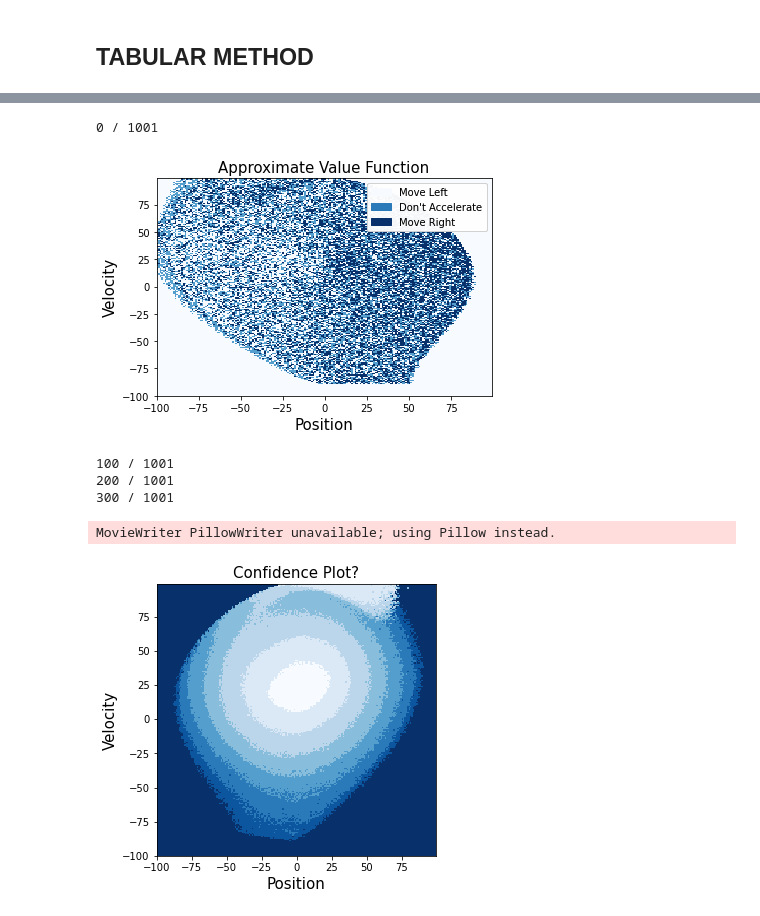
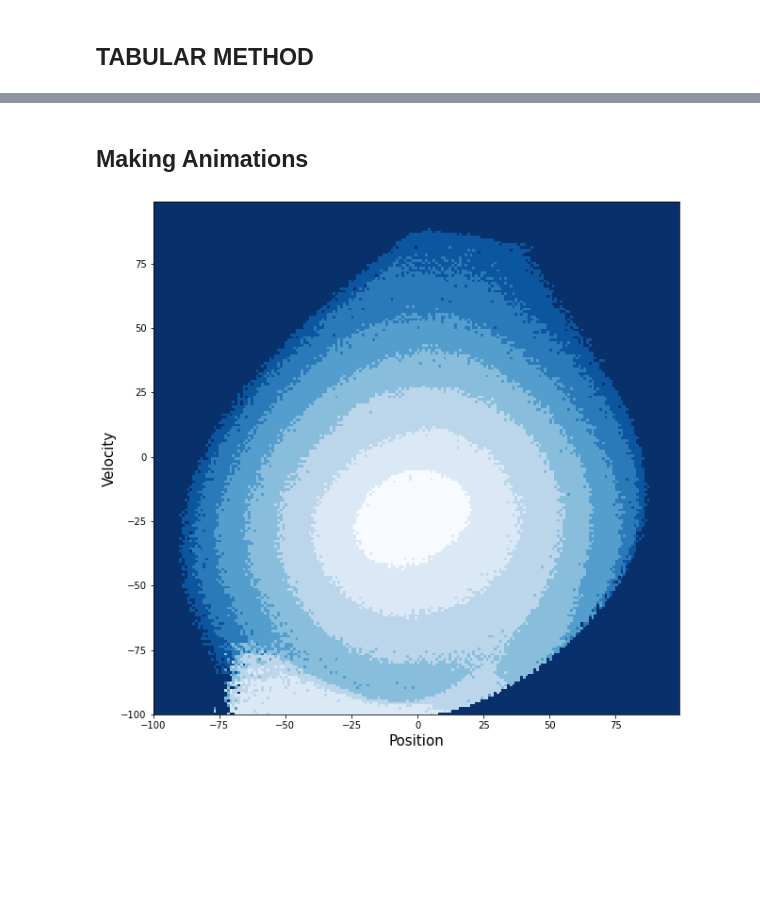
Before and after one commit to diegounzueta/Medium-Articles-, a Jupyter notebook: RL/Reinforcement Learning.ipynb, the cells around one changed output, grey strips where cells are left out. Saved outputs shown, nothing was run; the diff lists cells and outputs as text; code cells hidden in the pictures; blank space fills up the shorter version.

```diff
--- a/RL/Reinforcement Learning.ipynb
+++ b/RL/Reinforcement Learning.ipynb
@@ -64,13 +71,13 @@ def visualise_actions(mat, ax =None):
                [labels[i] for i in range(3)])
 # %%
 def visualise_conf(mat):
-    plt.figure(figsize = (5,5))
-    labels = ["Move Left", "Don't Accelerate", "Move Right"]
+    plt.figure(figsize = (10,10))
+
     cmap = plt.cm.get_cmap('Blues', 8)
-    plt.pcolor(range(-int(n_states/2),int(n_states/2)), range(-int(n_states/2), int(n_states/2)), mat[::-1, ::-1], cmap = cmap)
+    plt.pcolor(range(-int(n_states/2),int(n_states/2)), range(-int(n_states/2), int(n_states/2)), mat, cmap = cmap)
     plt.xlabel("Position", fontsize = 15)
     plt.ylabel("Velocity", fontsize = 15)
-    plt.title("Confidence Plot?", fontsize = 15)
+    # plt.title("Confidence Plot?", fontsize = 15)
 
 
     bound = np.linspace(0, 2, 4)
@@ -91,10 +98,8 @@ def tabular_method(
     epsilon = 0.05):
 
     q_table = np.zeros((n_states, n_states, env.action_space.n))
-#     q_table = np.zeros((n_states, n_states,1))# env.action_space.n))
 
     tabular_steps = []
-
 
     q_table_l = []
     q_table_l.append(q_table)
@@ -107,44 +112,26 @@ def tabular_method(
 
         steps = 0
         while True:
-    #         env.render()
-            pos, vel = discretization(env, obs)
-            pos, vel = int(pos), int(vel) # tabular method need ints
+
+            pos, vel = discretization(env, obs, n_states)
             if np.random.uniform(low=0, high=1) < epsilon:
-#                 a = np.random.uniform(low = env.action_space.low, high = env.action_space.high)
                 a = np.random.choice(env.action_space.n) #for discrete action space
             else:
-#                 a = q_table[pos][vel]
                 a = np.argmax(q_table[pos][vel])
             try:
                 obs, reward, terminate,_ = env.step(a)
+
             except Exception as e:
                 print("ACTION", a)
-
                 print(e)
                 return()
             total_reward += abs(obs[0]+0.5)
-            pos_, vel_ = discretization(env, obs)
+            pos_, vel_ = discretization(env, obs, n_states)
             pos_, vel_ = int(pos_), int(vel_)
-
 
             # Q function update
             q_table[pos][vel][a] = (1-alpha)*q_table[pos][vel][a] + alpha*(reward+gamma*np.max(q_table[pos_][vel_]))
 
-#             update = (1-alpha)*q_table[pos][vel] + alpha*(reward+gamma*q_table[pos_][vel_])
-#             if update > 1:
-#                 update = 1
-#             elif update < -1:
-#                 update = -1
-
-#             q_table[pos][vel] = update
-
-            # value : the optimum action i can take is the reward that i get from taking that action +
-            # gamma x the optimum I can gather as value from where I go
-
-
-            # if steps%200 == 0:
-            #     q_table_l.append(np.copy(q_table))
             steps += 1
             if steps%max_stps == 0:
                 print("FAILED")
@@ -156,7 +143,7 @@ def tabular_method(
                 break
         q_table_l.append(np.copy(q_table))
     env.close()
-    return(q_table_l)
+    return(q_table_l, tabular_steps)
 # %%
-q_table_l = tabular_method(n_states)
+q_table_l, tabular_steps= tabular_method(n_states)
 # %% [output]
@@ -234,23 +204,19 @@ for i in [q_table_l[3], q_table_l[-1]]:
+# %% [markdown]
+## Making Animations
 # %%
-fig = plt.figure()
-camera = Camera(fig)
-ax = fig.add_subplot()
+# fig = plt.figure()
+# camera = Camera(fig)
+# ax = fig.add_subplot()
 
-for index, i in enumerate(q_table_l[::3]):
-    if index%100 == 0:
-        print(index, "/", len(q_table_l))
+# for index, i in enumerate(q_table_l[::3]):
+#     if index%100 == 0:
+#         print(index, "/", len(q_table_l))
 
-    mat_actions = np.argmax(i, axis =2)
+#     mat_actions = np.argmax(i, axis =2)
 
-    visualise_actions(mat_actions, ax) #make gif of this
+#     visualise_actions(mat_actions, ax) #make gif of this
 
-    plt.clf
-    camera.snap()
-    plt.show()
+#     plt.clf
+#     camera.snap()
+#     plt.show()
-# %% [output]
-0 / 1001
-[figure, removed]
-100 / 1001
-200 / 1001
-300 / 1001
 # %%
@@ -258,9 +224,9 @@ animation = camera.animate(interval = 20, repeat = True, repeat_delay = 5000)
 # %%
-animation.save('anim_ value_func_full.gif', writer='PillowWriter', fps=30)
+# animation.save('anim_ value_func_full.gif', writer='PillowWriter', fps=30)
-# %% [output]
-MovieWriter PillowWriter unavailable; using Pillow instead.
 # %%
-visualise_conf(mat)
+mat_actions = np.max(q_table_l[-1], axis =2)
+
+visualise_conf(mat_actions)
 # %% [output]
-[figure, old version]
+[figure, new version]
 # %% [markdown]
```
Also changed, not shown: parts of 55 cells of this notebook.
